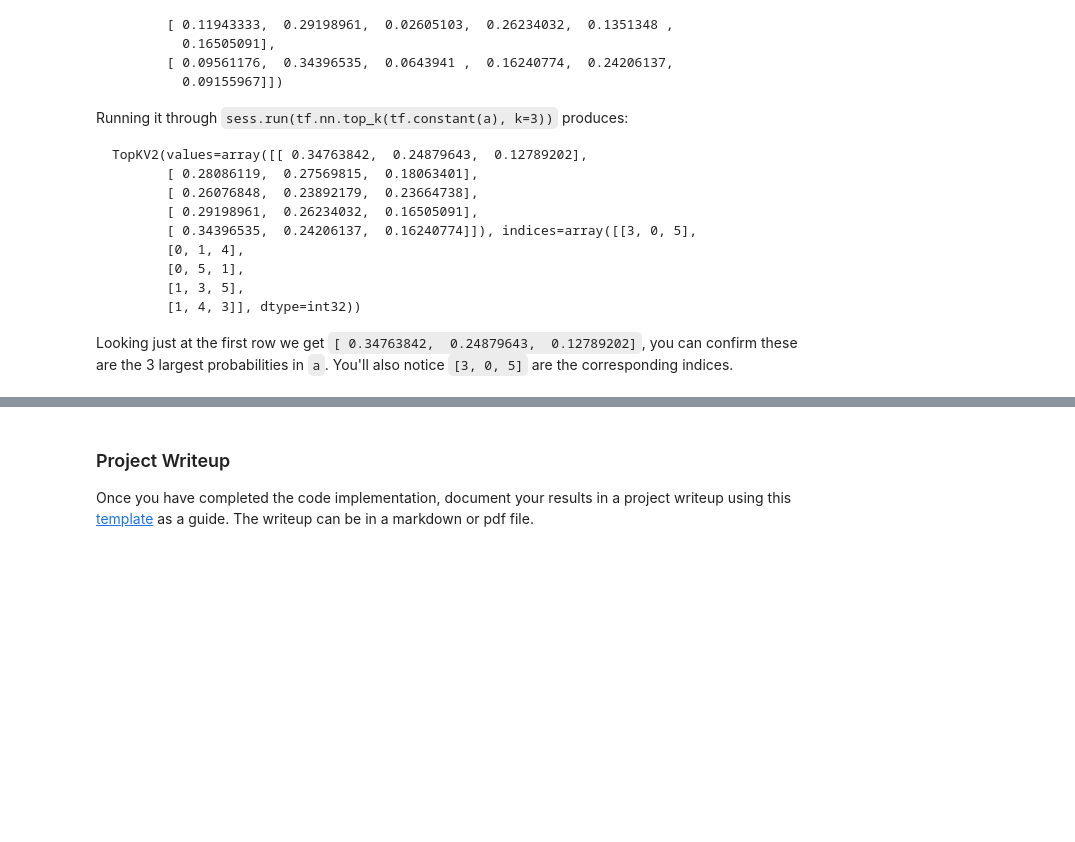
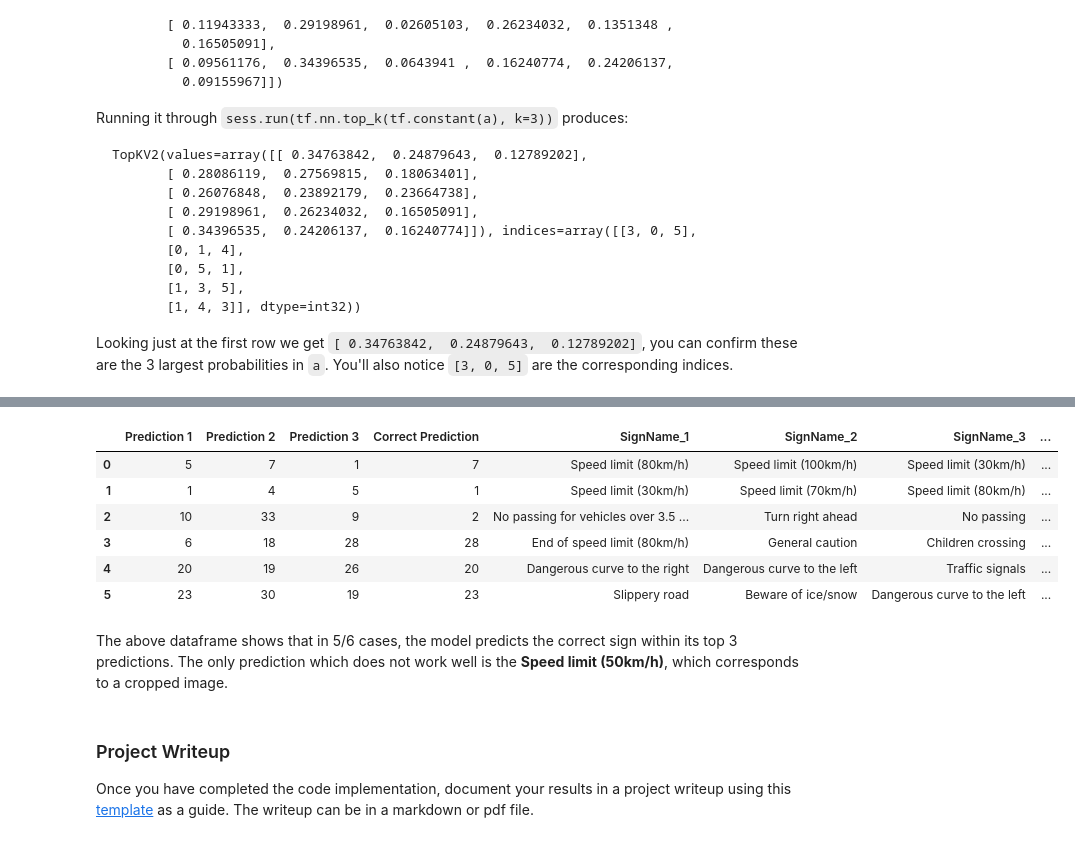
Before and after one commit to rezarajan/sdc-traffic-sign-classifier, a Jupyter notebook: Traffic_Sign_Classifier.ipynb, the cells around one changed output, grey strips where cells are left out. Saved outputs shown, nothing was run; the diff lists cells and outputs as text; code cells hidden in the pictures; blank space fills up the shorter version.

```diff
--- a/Traffic_Sign_Classifier.ipynb
+++ b/Traffic_Sign_Classifier.ipynb
@@ -875,0 +900,4 @@ Looking just at the first row we get `[ 0.34763842,  0.24879643,  0.12789202]`,
+# %%
+predictions = pd.DataFrame(top_k.indices[0], columns=['Prediction 1', 'Prediction 2', 'Prediction 3'])
+# %%
+predictions.insert(predictions.shape[1], 'Correct Prediction', y_extra, True)
@@ -876,3 +913,21 @@ Looking just at the first row we get `[ 0.34763842,  0.24879643,  0.12789202]`,
+# %%
+df_merge = predictions.copy()
+for i in np.arange(predictions.shape[1]):
+    df_merge = df_merge.merge(df.rename(columns={df.columns[1]: df.columns[1]+'_'+ str(i+1)}), left_on=[df_merge.columns[i]], right_on='ClassId').drop(columns='ClassId')
+# %%
+df_merge = df_merge.rename(columns={df_merge.columns[-1]: 'Correct Sign'})
+# %%
+df_merge
+# %% [output]
+|  | Prediction 1 | Prediction 2 | Prediction 3 | Correct Prediction | SignName_1 | SignName_2 | SignName_3 | ... |
+| 0 | 5 | 7 | 1 | 7 | Speed limit (80km/h) | Speed limit (100km/h) | Speed limit (30km/h) | ... |
+| 1 | 1 | 4 | 5 | 1 | Speed limit (30km/h) | Speed limit (70km/h) | Speed limit (80km/h) | ... |
+| 2 | 10 | 33 | 9 | 2 | No passing for vehicles over 3.5 ... | Turn right ahead | No passing | ... |
+| 3 | 6 | 18 | 28 | 28 | End of speed limit (80km/h) | General caution | Children crossing | ... |
+| 4 | 20 | 19 | 26 | 20 | Dangerous curve to the right | Dangerous curve to the left | Traffic signals | ... |
+| 5 | 23 | 30 | 19 | 23 | Slippery road | Beware of ice/snow | Dangerous curve to the left | ... |
+# %% [markdown]
+The above dataframe shows that in 5/6 cases, the model predicts the correct sign within its top 3 predictions. The only prediction which does not work well is the **Speed limit (50km/h)**, which corresponds to a cropped image.
 # %% [markdown]
 ### Project Writeup
 
```
Also changed, not shown: parts of 14 cells of this notebook.
